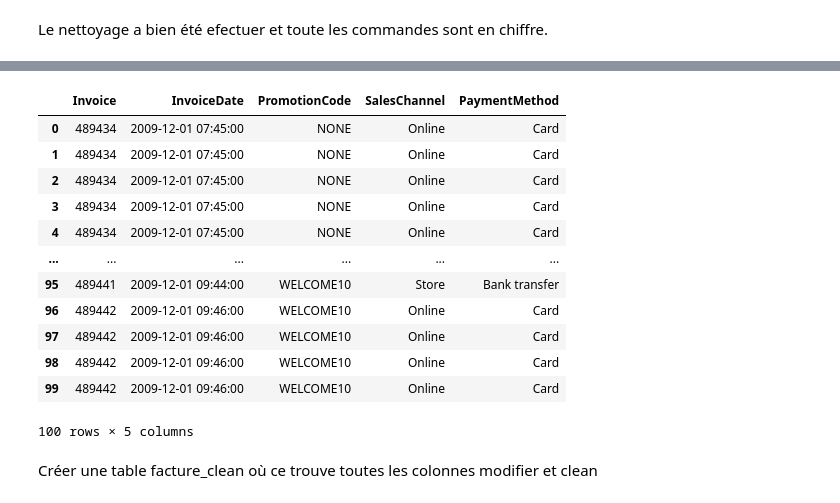
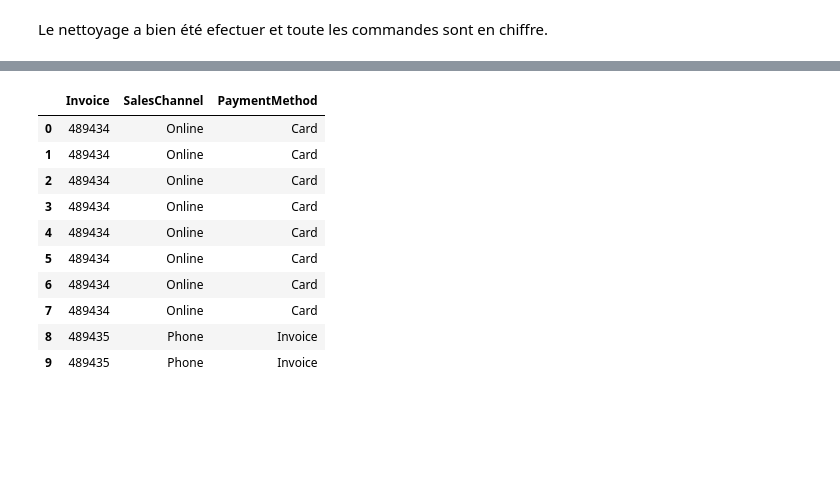
Before and after one commit to clawyunkai/Brief-15_retailcorps_Marketing, a Jupyter notebook: 1_nettoyage_sofiane.ipynb, the cells around one changed output, grey strips where cells are left out. Cells and saved outputs as stored; diff of their text form; code cells hidden in the pictures; blank space fills up the shorter version.

```diff
--- a/1_nettoyage_sofiane.ipynb
+++ b/1_nettoyage_sofiane.ipynb
@@ -280,23 +234,0 @@ duckdb.sql("""
-# %%
-# Vérifier que facture_clean contient bien toutes les colonnes nettoyées
-duckdb.sql("""
-    SELECT Invoice, InvoiceDate, PromotionCode, SalesChannel, PaymentMethod
-    FROM facture_clean
-    LIMIT 100
-""").df()
-# %% [output]
-|  | Invoice | InvoiceDate | PromotionCode | SalesChannel | PaymentMethod |
-| 0 | 489434 | 2009-12-01 07:45:00 | NONE | Online | Card |
-| 1 | 489434 | 2009-12-01 07:45:00 | NONE | Online | Card |
-| 2 | 489434 | 2009-12-01 07:45:00 | NONE | Online | Card |
-| 3 | 489434 | 2009-12-01 07:45:00 | NONE | Online | Card |
-| 4 | 489434 | 2009-12-01 07:45:00 | NONE | Online | Card |
-| ... | ... | ... | ... | ... | ... |
-| 95 | 489441 | 2009-12-01 09:44:00 | WELCOME10 | Store | Bank transfer |
-| 96 | 489442 | 2009-12-01 09:46:00 | WELCOME10 | Online | Card |
-| 97 | 489442 | 2009-12-01 09:46:00 | WELCOME10 | Online | Card |
-| 98 | 489442 | 2009-12-01 09:46:00 | WELCOME10 | Online | Card |
-| 99 | 489442 | 2009-12-01 09:46:00 | WELCOME10 | Online | Card |
-100 rows × 5 columns
-# %% [markdown]
-Créer une table facture_clean où ce trouve toutes les colonnes modifier et clean
@@ -306,0 +241,18 @@ duckdb.sql("""
+# %%
+duckdb.sql("""
+    SELECT *
+    FROM d_facture_clean
+    LIMIT 10
+""").df()
+# %% [output]
+|  | Invoice | SalesChannel | PaymentMethod |
+| 0 | 489434 | Online | Card |
+| 1 | 489434 | Online | Card |
+| 2 | 489434 | Online | Card |
+| 3 | 489434 | Online | Card |
+| 4 | 489434 | Online | Card |
+| 5 | 489434 | Online | Card |
+| 6 | 489434 | Online | Card |
+| 7 | 489434 | Online | Card |
+| 8 | 489435 | Phone | Invoice |
+| 9 | 489435 | Phone | Invoice |
```
Also changed, not shown: parts of 14 cells of this notebook, 2 other files.
